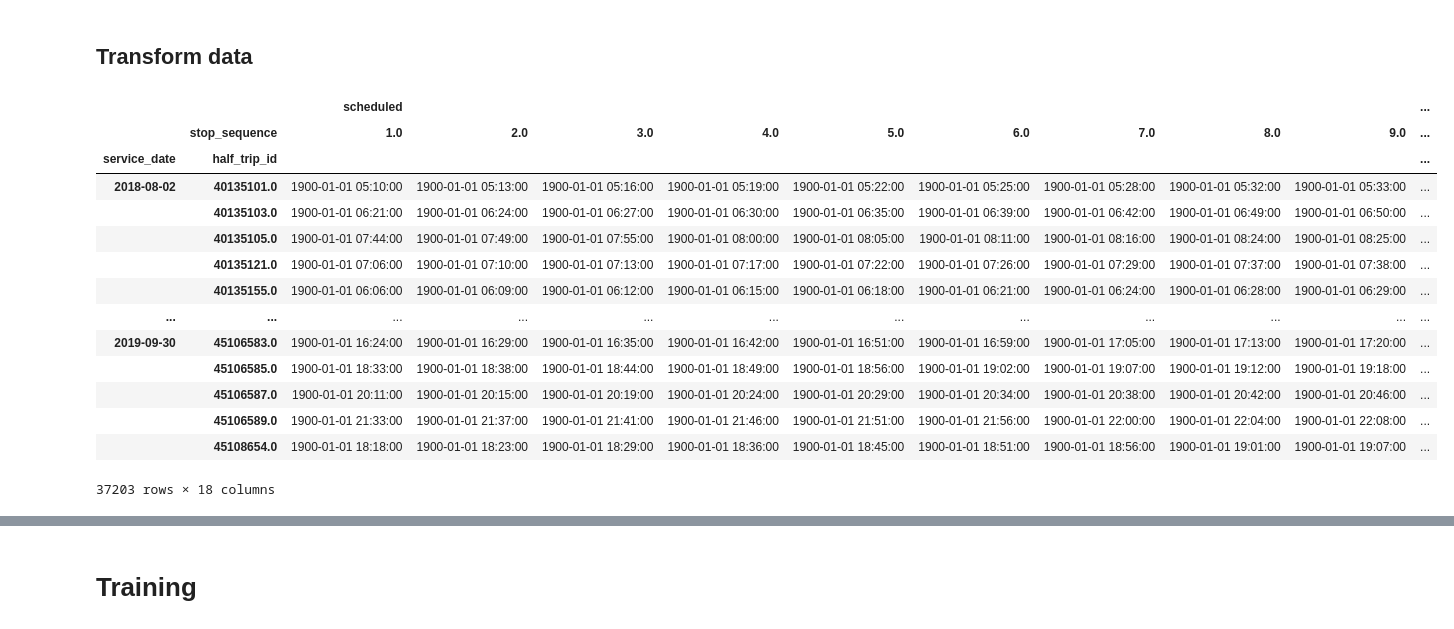
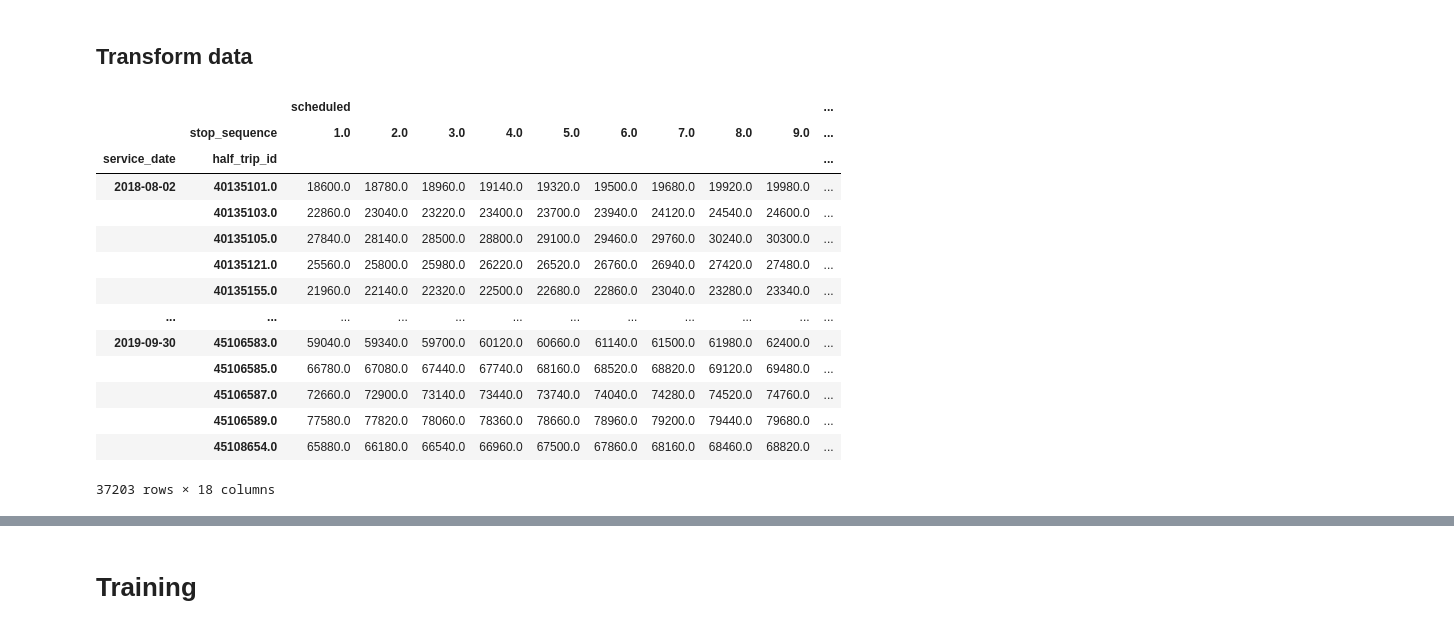
Before and after one commit to notAlex2/pgm-public-transit, a Jupyter notebook: Timeliness.ipynb, the cells around one changed output, grey strips where cells are left out. Drawn from its saved outputs; the diff is of its cells as text; code cells hidden in the pictures.

```diff
--- a/Timeliness.ipynb
+++ b/Timeliness.ipynb
@@ -197,21 +198,25 @@ df5 = df4[df4.isna().sum(axis=1) == 0]
 # %%
 # Transform to datetime
 time_format = '%Y-%m-%d %H:%M:%S'
 df5 = df5.applymap(lambda x: datetime.datetime.strptime(x, time_format))
-df5
+
+# Transform to seconds from day start
+since = datetime.datetime(1900, 1, 1, 0, 0)
+df6 = df5.applymap(lambda x: (x - since).total_seconds() )
+df6
 # %% [output]
 |  |  | scheduled |  |  |  |  |  |  |  |  | ... |
 |  | stop_sequence | 1.0 | 2.0 | 3.0 | 4.0 | 5.0 | 6.0 | 7.0 | 8.0 | 9.0 | ... |
 | service_date | half_trip_id |  |  |  |  |  |  |  |  |  | ... |
-| 2018-08-02 | 40135101.0 | 1900-01-01 05:10:00 | 1900-01-01 05:13:00 | 1900-01-01 05:16:00 | 1900-01-01 05:19:00 | 1900-01-01 05:22:00 | 1900-01-01 05:25:00 | 1900-01-01 05:28:00 | 1900-01-01 05:32:00 | 1900-01-01 05:33:00 | ... |
-|  | 40135103.0 | 1900-01-01 06:21:00 | 1900-01-01 06:24:00 | 1900-01-01 06:27:00 | 1900-01-01 06:30:00 | 1900-01-01 06:35:00 | 1900-01-01 06:39:00 | 1900-01-01 06:42:00 | 1900-01-01 06:49:00 | 1900-01-01 06:50:00 | ... |
-|  | 40135105.0 | 1900-01-01 07:44:00 | 1900-01-01 07:49:00 | 1900-01-01 07:55:00 | 1900-01-01 08:00:00 | 1900-01-01 08:05:00 | 1900-01-01 08:11:00 | 1900-01-01 08:16:00 | 1900-01-01 08:24:00 | 1900-01-01 08:25:00 | ... |
-|  | 40135121.0 | 1900-01-01 07:06:00 | 1900-01-01 07:10:00 | 1900-01-01 07:13:00 | 1900-01-01 07:17:00 | 1900-01-01 07:22:00 | 1900-01-01 07:26:00 | 1900-01-01 07:29:00 | 1900-01-01 07:37:00 | 1900-01-01 07:38:00 | ... |
-|  | 40135155.0 | 1900-01-01 06:06:00 | 1900-01-01 06:09:00 | 1900-01-01 06:12:00 | 1900-01-01 06:15:00 | 1900-01-01 06:18:00 | 1900-01-01 06:21:00 | 1900-01-01 06:24:00 | 1900-01-01 06:28:00 | 1900-01-01 06:29:00 | ... |
+| 2018-08-02 | 40135101.0 | 18600.0 | 18780.0 | 18960.0 | 19140.0 | 19320.0 | 19500.0 | 19680.0 | 19920.0 | 19980.0 | ... |
+|  | 40135103.0 | 22860.0 | 23040.0 | 23220.0 | 23400.0 | 23700.0 | 23940.0 | 24120.0 | 24540.0 | 24600.0 | ... |
+|  | 40135105.0 | 27840.0 | 28140.0 | 28500.0 | 28800.0 | 29100.0 | 29460.0 | 29760.0 | 30240.0 | 30300.0 | ... |
+|  | 40135121.0 | 25560.0 | 25800.0 | 25980.0 | 26220.0 | 26520.0 | 26760.0 | 26940.0 | 27420.0 | 27480.0 | ... |
+|  | 40135155.0 | 21960.0 | 22140.0 | 22320.0 | 22500.0 | 22680.0 | 22860.0 | 23040.0 | 23280.0 | 23340.0 | ... |
 | ... | ... | ... | ... | ... | ... | ... | ... | ... | ... | ... | ... |
-| 2019-09-30 | 45106583.0 | 1900-01-01 16:24:00 | 1900-01-01 16:29:00 | 1900-01-01 16:35:00 | 1900-01-01 16:42:00 | 1900-01-01 16:51:00 | 1900-01-01 16:59:00 | 1900-01-01 17:05:00 | 1900-01-01 17:13:00 | 1900-01-01 17:20:00 | ... |
-|  | 45106585.0 | 1900-01-01 18:33:00 | 1900-01-01 18:38:00 | 1900-01-01 18:44:00 | 1900-01-01 18:49:00 | 1900-01-01 18:56:00 | 1900-01-01 19:02:00 | 1900-01-01 19:07:00 | 1900-01-01 19:12:00 | 1900-01-01 19:18:00 | ... |
-|  | 45106587.0 | 1900-01-01 20:11:00 | 1900-01-01 20:15:00 | 1900-01-01 20:19:00 | 1900-01-01 20:24:00 | 1900-01-01 20:29:00 | 1900-01-01 20:34:00 | 1900-01-01 20:38:00 | 1900-01-01 20:42:00 | 1900-01-01 20:46:00 | ... |
-|  | 45106589.0 | 1900-01-01 21:33:00 | 1900-01-01 21:37:00 | 1900-01-01 21:41:00 | 1900-01-01 21:46:00 | 1900-01-01 21:51:00 | 1900-01-01 21:56:00 | 1900-01-01 22:00:00 | 1900-01-01 22:04:00 | 1900-01-01 22:08:00 | ... |
-|  | 45108654.0 | 1900-01-01 18:18:00 | 1900-01-01 18:23:00 | 1900-01-01 18:29:00 | 1900-01-01 18:36:00 | 1900-01-01 18:45:00 | 1900-01-01 18:51:00 | 1900-01-01 18:56:00 | 1900-01-01 19:01:00 | 1900-01-01 19:07:00 | ... |
+| 2019-09-30 | 45106583.0 | 59040.0 | 59340.0 | 59700.0 | 60120.0 | 60660.0 | 61140.0 | 61500.0 | 61980.0 | 62400.0 | ... |
+|  | 45106585.0 | 66780.0 | 67080.0 | 67440.0 | 67740.0 | 68160.0 | 68520.0 | 68820.0 | 69120.0 | 69480.0 | ... |
+|  | 45106587.0 | 72660.0 | 72900.0 | 73140.0 | 73440.0 | 73740.0 | 74040.0 | 74280.0 | 74520.0 | 74760.0 | ... |
+|  | 45106589.0 | 77580.0 | 77820.0 | 78060.0 | 78360.0 | 78660.0 | 78960.0 | 79200.0 | 79440.0 | 79680.0 | ... |
+|  | 45108654.0 | 65880.0 | 66180.0 | 66540.0 | 66960.0 | 67500.0 | 67860.0 | 68160.0 | 68460.0 | 68820.0 | ... |
 37203 rows × 18 columns
```
Also changed, not shown: parts of 4 cells of this notebook.
